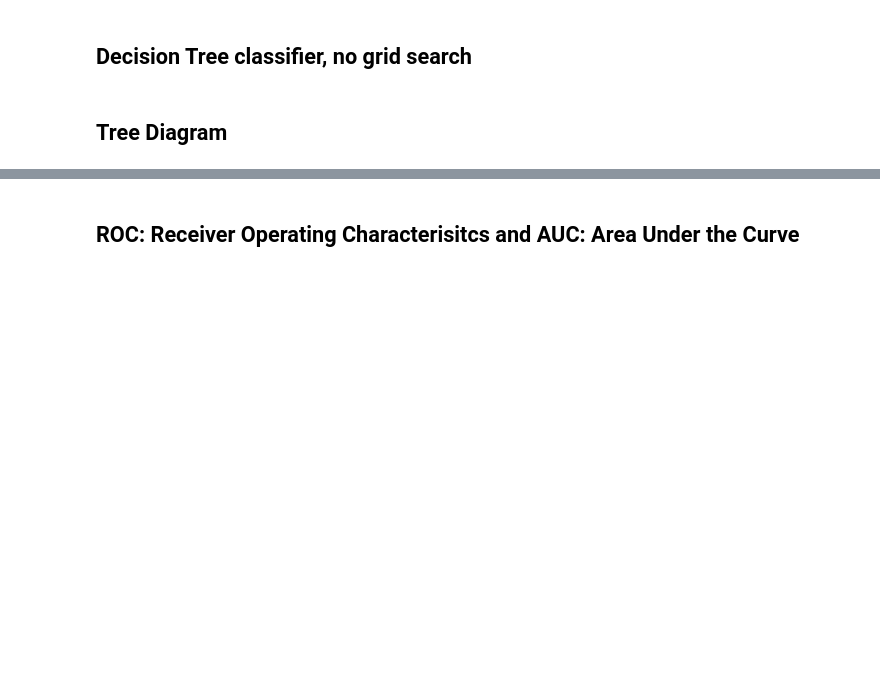
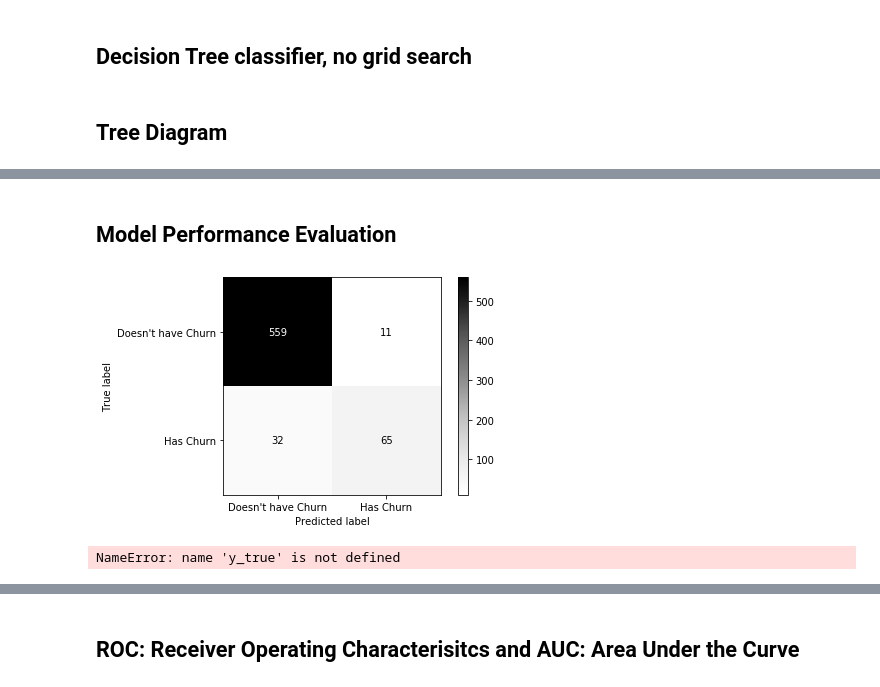
Before and after one commit to nabilatajrin/churn-data-analysis, a Jupyter notebook: churn_data_analysis.ipynb, the cells around one changed output, grey strips where cells are left out. Saved outputs shown, nothing was run; the diff lists cells and outputs as text; code cells hidden in the pictures; blank space fills up the shorter version.

```diff
--- a/churn_data_analysis.ipynb
+++ b/churn_data_analysis.ipynb
@@ -205,0 +215,11 @@ plt.show()
+# %% [markdown]
+## Model Performance Evaluation
+# %%
+plot_confusion_matrix(model_DT,
+                      X_test,
+                      y_test,
+                      display_labels=["Doesn't have Churn", "Has Churn"],
+                      cmap='Greys')
+plt.show()
+# %% [output]
+[figure, added]
@@ -205,0 +228,4 @@ plt.show()
+# %%
+print(y_true)
+# %% [output]
+NameError: name 'y_true' is not defined
```
Also changed, not shown: parts of 11 cells of this notebook.
